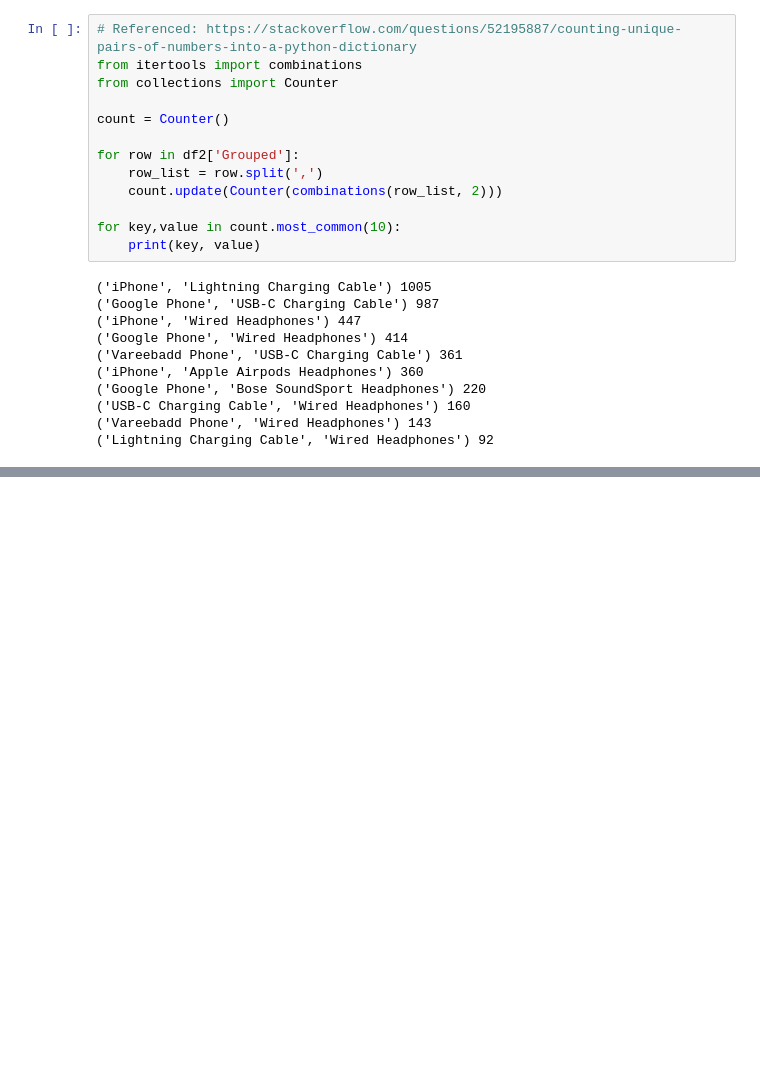
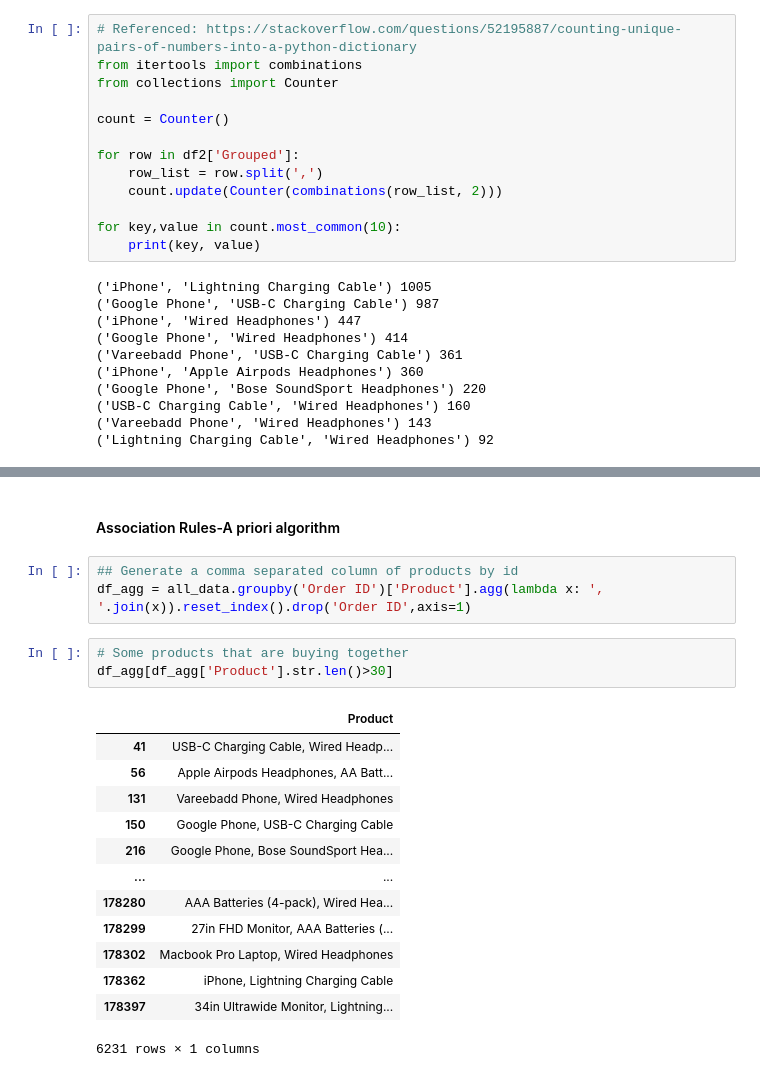
Before and after one commit to dat4action/Sales_Market-Basket_analysis, a Jupyter notebook: SalesAnalysis.ipynb, the cells around one changed output, grey strips where cells are left out. Drawn from its saved outputs; the diff is of its cells as text; blank space fills up the shorter version.

```diff
--- a/SalesAnalysis.ipynb
+++ b/SalesAnalysis.ipynb
@@ -314,0 +386,22 @@ That would allow the management to instruct the employees to offer the "partner
+# %% [markdown]
+#### Association Rules-A priori algorithm
+# %%
+## Generate a comma separated column of products by id
+df_agg = all_data.groupby('Order ID')['Product'].agg(lambda x: ', '.join(x)).reset_index().drop('Order ID',axis=1)
+# %%
+# Some products that are buying together
+df_agg[df_agg['Product'].str.len()>30]
+# %% [output]
+|  | Product |
+| 41 | USB-C Charging Cable, Wired Headp... |
+| 56 | Apple Airpods Headphones, AA Batt... |
+| 131 | Vareebadd Phone, Wired Headphones |
+| 150 | Google Phone, USB-C Charging Cable |
+| 216 | Google Phone, Bose SoundSport Hea... |
+| ... | ... |
+| 178280 | AAA Batteries (4-pack), Wired Hea... |
+| 178299 | 27in FHD Monitor, AAA Batteries (... |
+| 178302 | Macbook Pro Laptop, Wired Headphones |
+| 178362 | iPhone, Lightning Charging Cable |
+| 178397 | 34in Ultrawide Monitor, Lightning... |
+6231 rows × 1 columns
```
Also changed, not shown: parts of 22 cells of this notebook, 2 other files.
